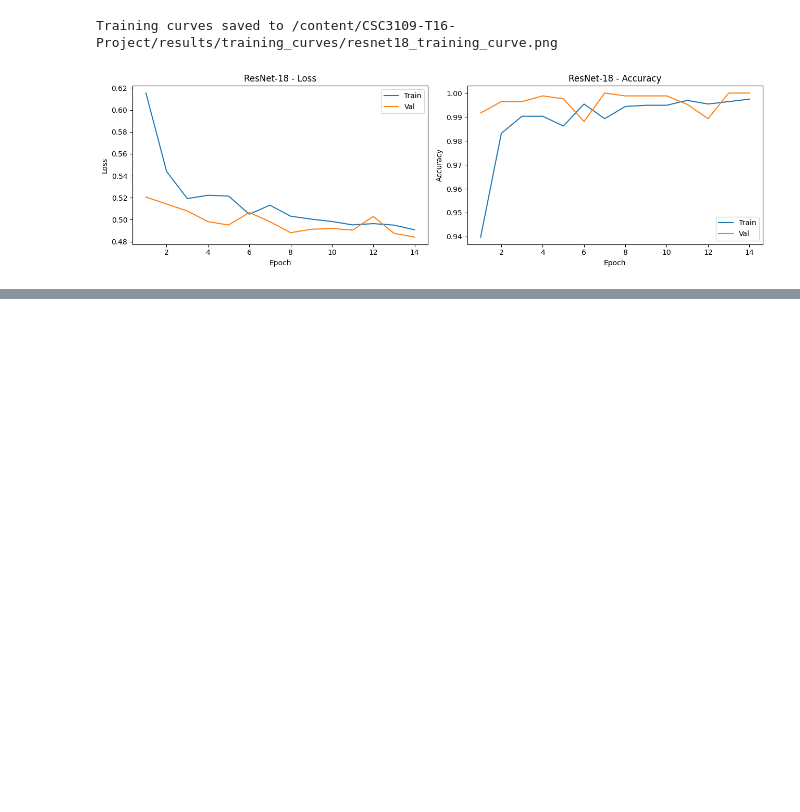
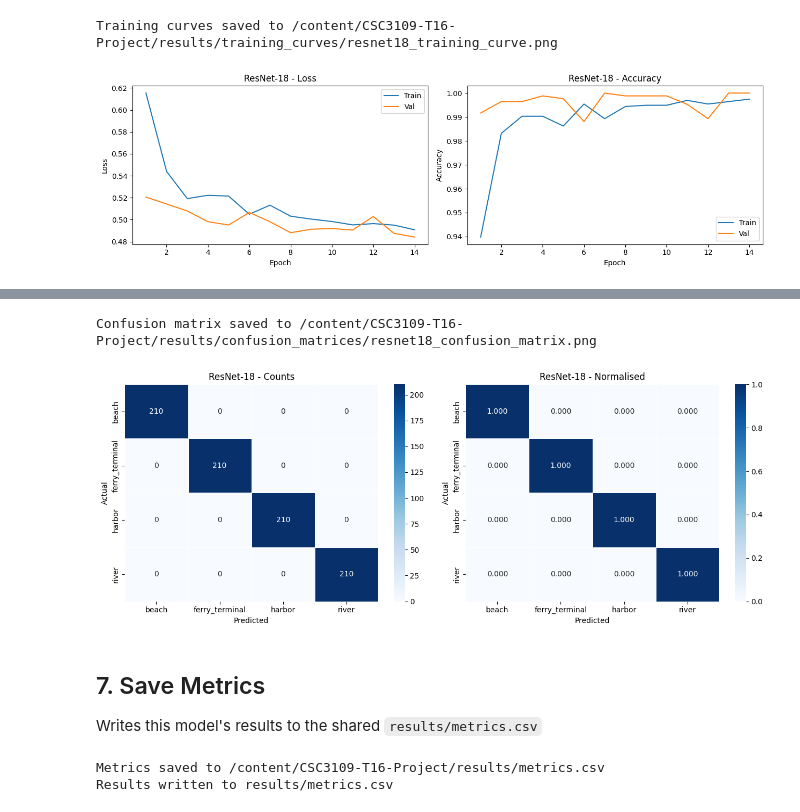
Before and after one commit to benchuangxd/CSC3109-T16-Project, a Jupyter notebook: notebooks/03_resnet18.ipynb, the cells around one changed output, grey strips where cells are left out. Drawn from its saved outputs; the diff is of its cells as text; code cells hidden in the pictures; blank space fills up the shorter version.

Commit message:
Re-run the model, save the metric with sample prediction

```diff
--- a/notebooks/03_resnet18.ipynb
+++ b/notebooks/03_resnet18.ipynb
@@ -245,0 +250,18 @@ Training curves saved to /content/CSC3109-T16-Project/results/training_curves/re
+# %%
+import torch
+from src.evaluate import get_predictions, compute_metrics, print_report
+
+# Load best saved weights before evaluating
+model.load_state_dict(torch.load(SAVE_PATH, map_location=DEVICE))
+
+y_pred, y_true = get_predictions(model, val_loader, DEVICE)
+metrics        = compute_metrics(y_true, y_pred)
+
+print("=" * 40)
+print(f"  Accuracy  : {metrics['accuracy']:.4f}")
+print(f"  Precision : {metrics['precision']:.4f}")
+print(f"  Recall    : {metrics['recall']:.4f}")
+print(f"  F1 Score  : {metrics['f1_score']:.4f}")
+print("=" * 40)
+print()
+print_report(y_true, y_pred, CLASS_NAMES)
@@ -245,0 +290,23 @@ Training curves saved to /content/CSC3109-T16-Project/results/training_curves/re
+# %%
+from src.evaluate import plot_confusion_matrix
+
+CM_PATH = ROOT / "results" / "confusion_matrices" / "resnet18_confusion_matrix.png"
+
+plot_confusion_matrix(y_true, y_pred, CLASS_NAMES, title="ResNet-18", save_path=CM_PATH)
+# %% [output]
+Confusion matrix saved to /content/CSC3109-T16-Project/results/confusion_matrices/resnet18_confusion_matrix.png
+[figure, added]
+# %% [markdown]
+## 7. Save Metrics
+
+Writes this model's results to the shared `results/metrics.csv`
+# %%
+from src.utils import save_metrics_to_csv
+
+METRICS_PATH = ROOT / "results" / "metrics.csv"
+
+save_metrics_to_csv("resnet18", metrics, METRICS_PATH)
+print("Results written to results/metrics.csv")
+# %% [output]
+Metrics saved to /content/CSC3109-T16-Project/results/metrics.csv
+Results written to results/metrics.csv
```
Also changed, not shown: parts of 6 cells of this notebook.
